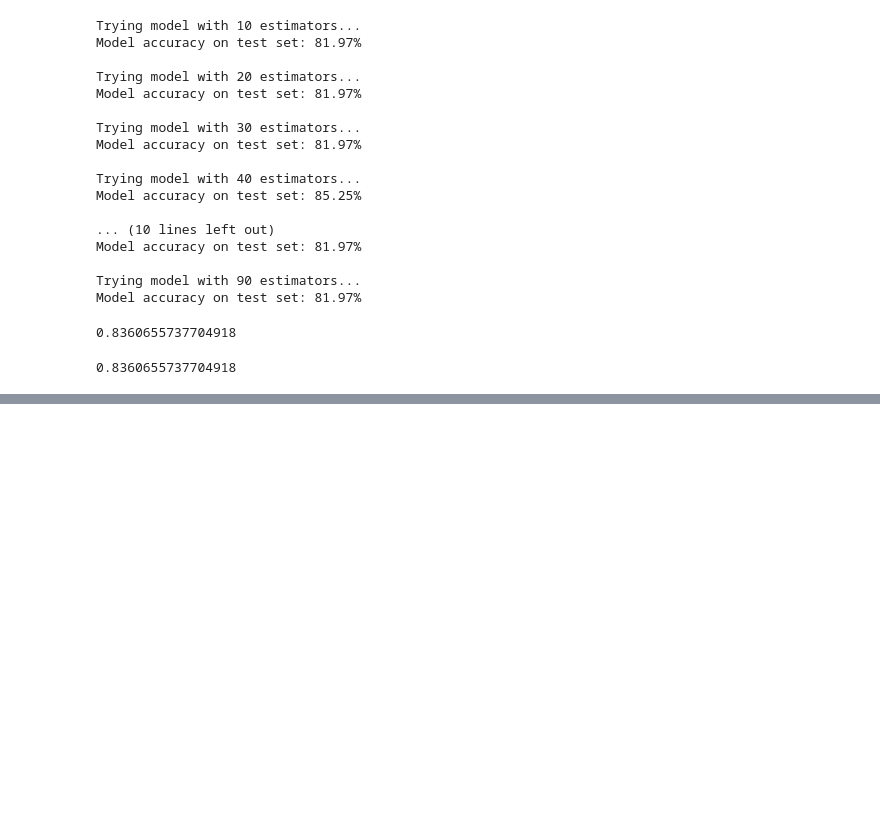
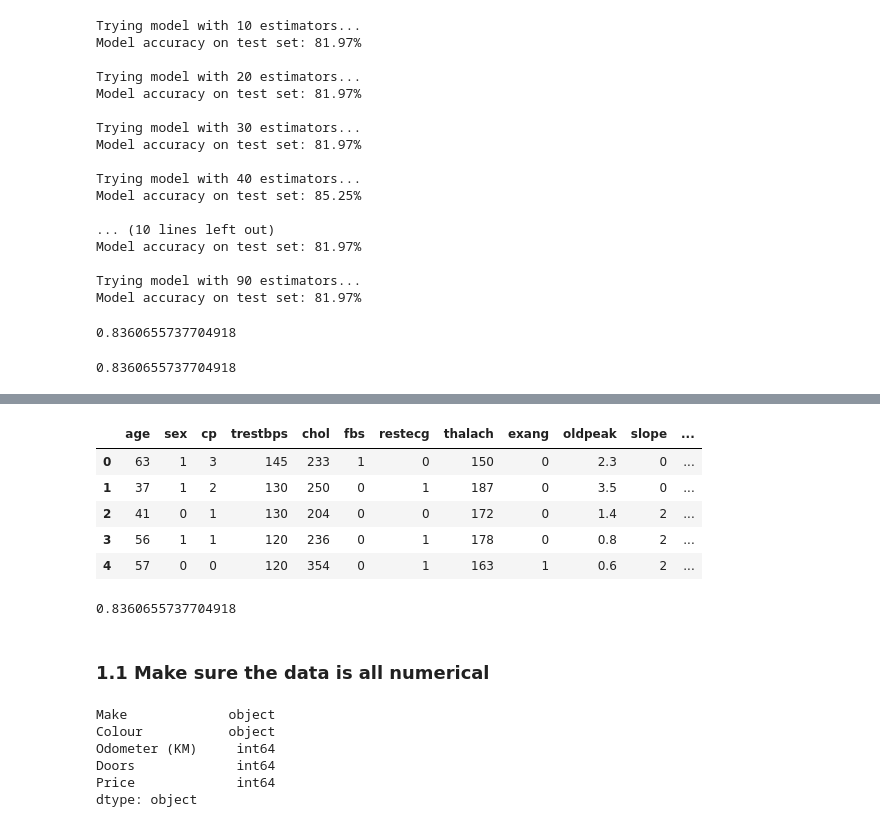
Before and after one commit to eternalAbyss/machine-learning, a Jupyter notebook: fundamentals/Introduction-to-scikit-learn.ipynb, the cells around one changed output, grey strips where cells are left out. Saved outputs shown, nothing was run; the diff lists cells and outputs as text; code cells hidden in the pictures; blank space fills up the shorter version.

```diff
--- a/fundamentals/Introduction-to-scikit-learn.ipynb
+++ b/fundamentals/Introduction-to-scikit-learn.ipynb
@@ -175,0 +190,9 @@ loaded_model.score(X_test, Y_test)
+# %%
+heart_disease.head()
+# %% [output]
+|  | age | sex | cp | trestbps | chol | fbs | restecg | thalach | exang | oldpeak | slope | ... |
+| 0 | 63 | 1 | 3 | 145 | 233 | 1 | 0 | 150 | 0 | 2.3 | 0 | ... |
+| 1 | 37 | 1 | 2 | 130 | 250 | 0 | 1 | 187 | 0 | 3.5 | 0 | ... |
+| 2 | 41 | 0 | 1 | 130 | 204 | 0 | 0 | 172 | 0 | 1.4 | 2 | ... |
+| 3 | 56 | 1 | 1 | 120 | 236 | 0 | 1 | 178 | 0 | 0.8 | 2 | ... |
+| 4 | 57 | 0 | 0 | 120 | 354 | 0 | 1 | 163 | 1 | 0.6 | 2 | ... |
@@ -175,0 +202,20 @@ loaded_model.score(X_test, Y_test)
+# %%
+# Split the data into training and test set
+X_train, X_test, y_train, y_test = train_test_split(X, y, test_size=0.2)
+clf = RandomForestClassifier().fit(X=X_train, y=y_train)
+y_preds = clf.predict(X_test)
+accuracy_score(y_test, y_preds)
+# %% [output]
+0.8360655737704918
+# %% [markdown]
+### 1.1 Make sure the data is all numerical
+# %%
+car_sales = pd.read_csv('./../datasets/car-sales-extended.csv')
+car_sales.dtypes
+# %% [output]
+Make             object
+Colour           object
+Odometer (KM)     int64
+Doors             int64
+Price             int64
+dtype: object
```
Also changed, not shown: parts of 24 cells of this notebook, 4 other files.
